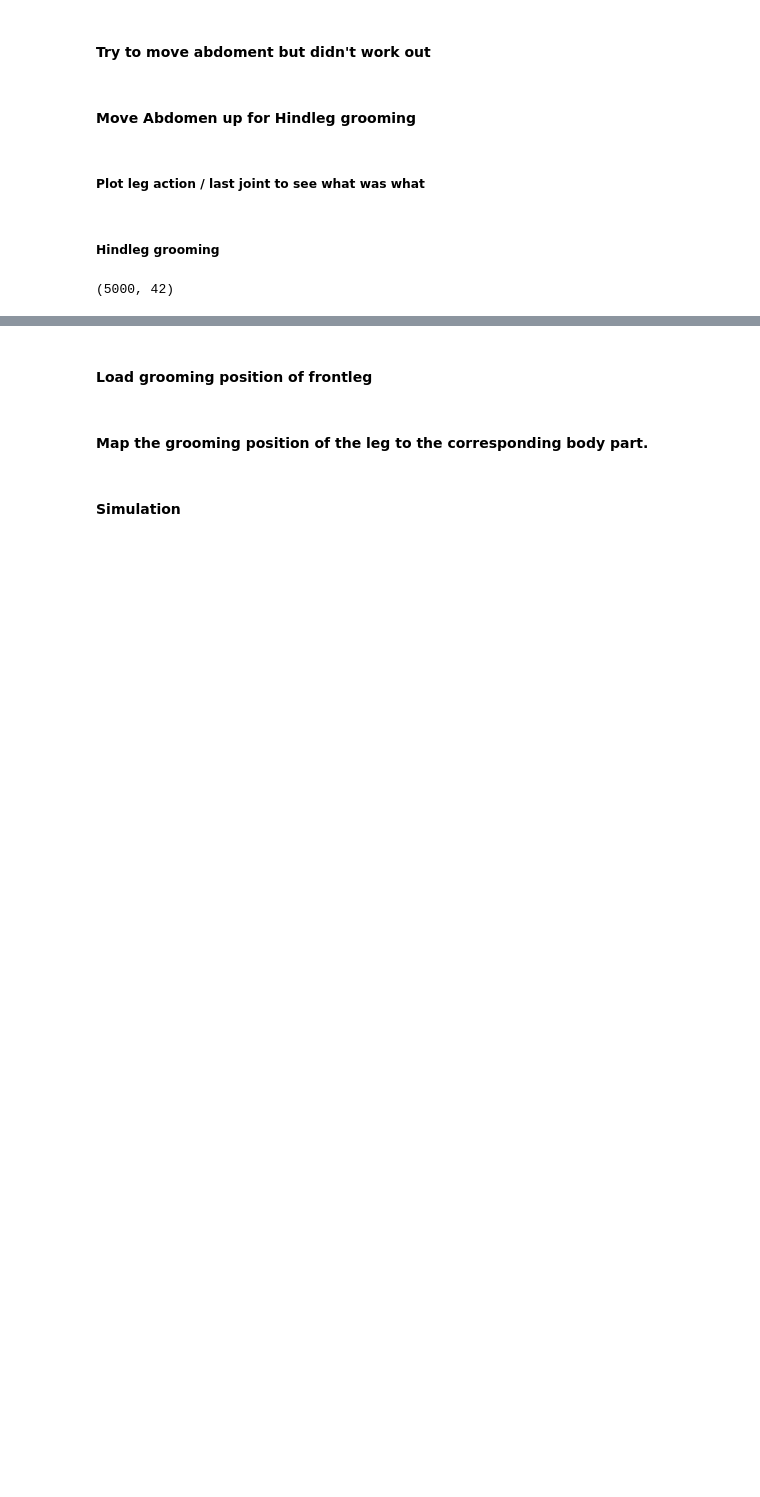
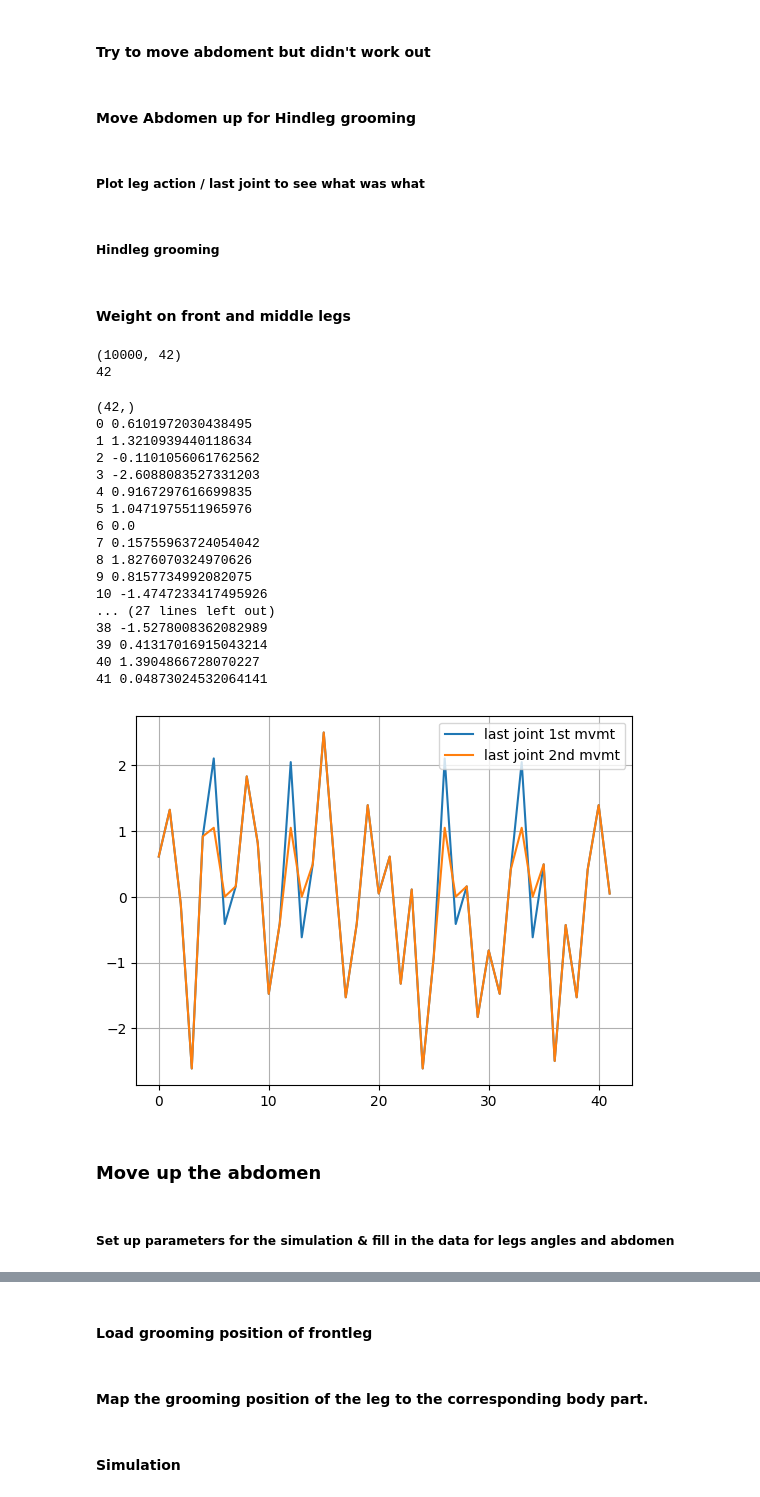
Before and after one commit to NathanMULLER/Project_Mouche, a Jupyter notebook: project/main.ipynb, the cells around one changed output, grey strips where cells are left out. Drawn from its saved outputs; the diff is of its cells as text; code cells hidden in the pictures; blank space fills up the shorter version.

```diff
--- a/project/main.ipynb
+++ b/project/main.ipynb
@@ -221,11 +251,9 @@ RH_TARSUS = 41
 # %%
-nmf_act_abd.reset()
-
 # Move Hindleg up
 nbre_steps = 5000
 
 # Keep abdomen up
-abdomen_control = np.tile(last_abd_pos,(nbre_steps,1)) # shape (nbre_steps, 5)
+abdomen_control_up = np.tile(last_abd_pos,(nbre_steps,1)) # shape (nbre_steps, 5)
 
 # Keep last position of legs
 joint_pos = np.tile(last_joint_angles, (nbre_steps, 1)) # shape (nbre_steps, 42)
@@ -245,14 +273,4 @@ joint_pos[:,RH_TIBIA] = np.linspace(last_joint_angles[RH_TIBIA], last_joint_angl
 
 
 # Add abdomen control to all joint positions
-all_joint_angles = np.concatenate([joint_pos, abdomen_control], axis=1) # shape (nbre_steps, 47)
-
-adhesion_action = np.array([0.0 if leg.endswith("H") else 1.0 for leg in legs])
-
-for i in trange(nbre_steps):
-    joint_angles = all_joint_angles[i,:]
-    action = {'joints': joint_angles, "adhesion": adhesion_action}
-    nmf_act_abd.step(action)
-    nmf_act_abd.render()
-
-nmf_act_abd.save_video("./outputs/up_hind.mp4")
+all_joint_angles = np.concatenate([joint_pos, abdomen_control_up], axis=1) # shape (nbre_steps, 47)
@@ -259,9 +289,12 @@ nmf_act_abd.save_video("./outputs/up_hind.mp4")
 # %%
 Video("./outputs/up_hind.mp4")
+# %% [markdown]
+#### Weight on front and middle legs
 # %%
-target_num_steps = 5000
-all_joint_angles = np.ones((target_num_steps, len(all_joint_angles[0]))) # shape (nbre_steps, 42)
+all_joint_angles = np.ones((target_num_steps, len(last_joint_angles))) # shape (nbre_steps, 42)
 print(all_joint_angles.shape)
+
+print(len(last_joint_angles))
 
 for i in range(len(all_joint_angles[0])):
     if i == 5: # LF tibia
@@ -283,15 +316,50 @@ for i in range(len(all_joint_angles[0])):
     else:
         all_joint_angles[:,i] = np.linspace(last_joint_angles[i], last_joint_angles[i], target_num_steps)
 
-all_joint_angles = np.concatenate([all_joint_angles, abdomen_control], axis=1)
+#all_joint_angles = np.concatenate([all_joint_angles, abdomen_control_up, axis=1)
 
 adhesion_action = np.array([0.0 if leg.endswith("H") else 1.0 for leg in legs])
 
-for i in range(target_num_steps):
+for i in trange(target_num_steps):
     joint_angles = all_joint_angles[i,:]
     action = {'joints': joint_angles, "adhesion": adhesion_action}
-    nmf_act_abd.step(action)
-    nmf_act_abd.render()
-nmf_act_abd.save_video("./outputs/c.mp4")
+    nmf.step(action)
+    nmf.render()
+last_joint_angles_move2 = all_joint_angles[-1,:]
+nmf.save_video("./outputs/c.mp4")
 # %% [output]
-(5000, 42)
+(10000, 42)
+42
+# %%
+# Compare / save last joint position after 2nd movement
+plt.plot(last_joint_angles, label="last joint 1st mvmt")
+plt.plot(last_joint_angles_move2, label="last joint 2nd mvmt")
+plt.legend()
+plt.grid()
+
+print(last_joint_angles_move2.shape)
+for index, value in enumerate(last_joint_angles_move2):
+    print(index, value)
+# %% [output]
+(42,)
+0 0.6101972030438495
+1 1.3210939440118634
+2 -0.1101056061762562
+3 -2.6088083527331203
+4 0.9167297616699835
+5 1.0471975511965976
+6 0.0
+7 0.15755963724054042
+8 1.8276070324970626
+9 0.8157734992082075
+10 -1.4747233417495926
+... (27 lines left out)
+38 -1.5278008362082989
+39 0.41317016915043214
+40 1.3904866728070227
+41 0.04873024532064141
+[figure, added]
+# %% [markdown]
+### Move up the abdomen
+# %% [markdown]
+##### Set up parameters for the simulation & fill in the data for legs angles and abdomen
```
Also changed, not shown: parts of 24 cells of this notebook, 9 other files.
